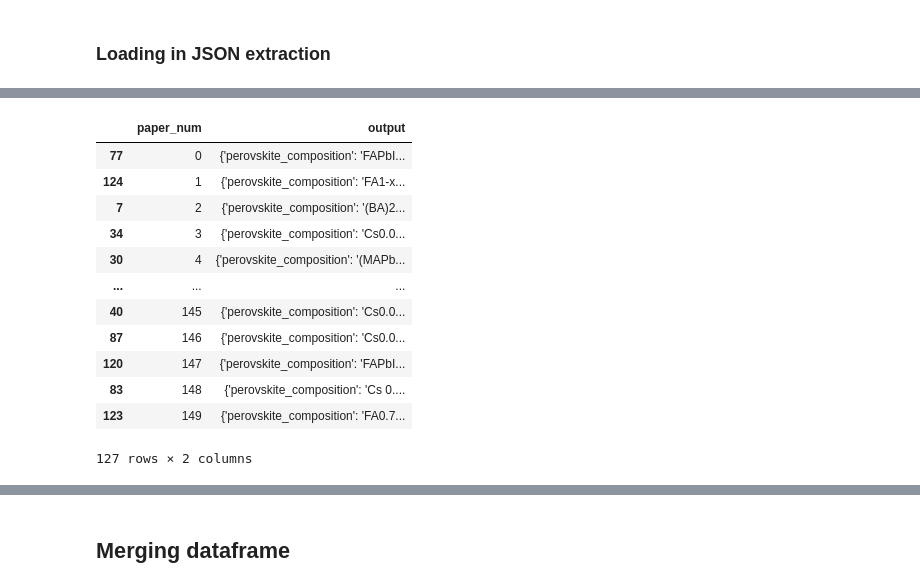
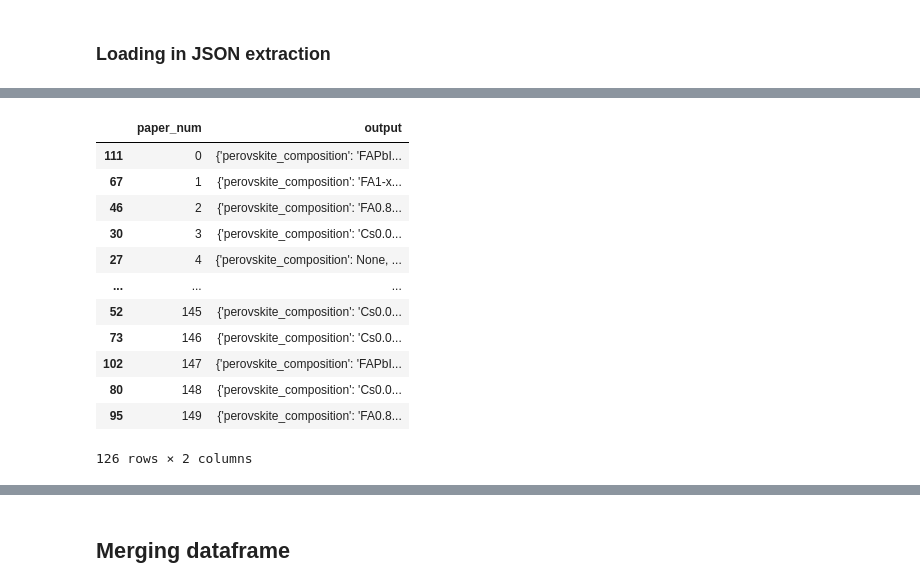
Before and after one commit to kanggunh/DSC180_B11_Q2, a Jupyter notebook: q1_submission_notebooks/evaluation_final.ipynb, the cells around one changed output, grey strips where cells are left out. Saved outputs shown, nothing was run; the diff lists cells and outputs as text; code cells hidden in the pictures.

```diff
--- a/q1_submission_notebooks/evaluation_final.ipynb
+++ b/q1_submission_notebooks/evaluation_final.ipynb
@@ -182,3 +182,16 @@ annotation_df['output'] = annotation_df['output'].apply(convert_numeric)
 # annotation_df.to_csv('annotation.csv', index=False)
 # %% [markdown]
 ### Loading in JSON extraction
+# %%
+## extraction performed by basemodel
+# Read JSON from a file
+with open("../data/deepseek_updateprompt_4.json", 'r') as f:
+    extraction = json.load(f)
+
+extraction_base = pd.DataFrame(list(extraction.items()), columns=['paper_num', 'output'])
+extraction_base['paper_num'] = pd.to_numeric(extraction_base['paper_num'])
+extraction_base = extraction_base.sort_values('paper_num')
+extraction_base['output'] = extraction_base['output'].apply(include_passivating)
+extraction_base['output'] = extraction_base['output'].apply(convert_numeric)
+extraction_base['output'] = extraction_base['output'].apply(convert_efficiency)
+extraction_base
@@ -185,24 +210,27 @@ annotation_df['output'] = annotation_df['output'].apply(convert_numeric)
 # %%
 ## extraction performed by Llama (Daniel)
 # Read JSON from a file
-with open("../data/output1.json", 'r') as f:
+with open("../data/deepseek_finetuned_formatted.json", 'r') as f:
     extraction = json.load(f)
 
-extraction_df = pd.DataFrame(list(extraction.items()), columns=['paper_num', 'output'])
-extraction_df['paper_num'] = pd.to_numeric(extraction_df['paper_num'])
-extraction_df = extraction_df.sort_values('paper_num')
-extraction_df
+extraction_train = pd.DataFrame(list(extraction.items()), columns=['paper_num', 'output'])
+extraction_train['paper_num'] = pd.to_numeric(extraction_train['paper_num'])
+extraction_train = extraction_train.sort_values('paper_num')
+extraction_train['output'] = extraction_train['output'].apply(include_passivating)
+extraction_train['output'] = extraction_train['output'].apply(convert_numeric)
+extraction_train['output'] = extraction_train['output'].apply(convert_efficiency)
+extraction_train
 # %% [output]
 |  | paper_num | output |
-| 77 | 0 | {'perovskite_composition': 'FAPbI... |
-| 124 | 1 | {'perovskite_composition': 'FA1-x... |
-| 7 | 2 | {'perovskite_composition': '(BA)2... |
-| 34 | 3 | {'perovskite_composition': 'Cs0.0... |
-| 30 | 4 | {'perovskite_composition': '(MAPb... |
+| 111 | 0 | {'perovskite_composition': 'FAPbI... |
+| 67 | 1 | {'perovskite_composition': 'FA1-x... |
+| 46 | 2 | {'perovskite_composition': 'FA0.8... |
+| 30 | 3 | {'perovskite_composition': 'Cs0.0... |
+| 27 | 4 | {'perovskite_composition': None, ... |
 | ... | ... | ... |
-| 40 | 145 | {'perovskite_composition': 'Cs0.0... |
-| 87 | 146 | {'perovskite_composition': 'Cs0.0... |
-| 120 | 147 | {'perovskite_composition': 'FAPbI... |
-| 83 | 148 | {'perovskite_composition': 'Cs 0.... |
-| 123 | 149 | {'perovskite_composition': 'FA0.7... |
+| 52 | 145 | {'perovskite_composition': 'Cs0.0... |
+| 73 | 146 | {'perovskite_composition': 'Cs0.0... |
+| 102 | 147 | {'perovskite_composition': 'FAPbI... |
+| 80 | 148 | {'perovskite_composition': 'Cs0.0... |
+| 95 | 149 | {'perovskite_composition': 'FA0.8... |
-127 rows × 2 columns
+126 rows × 2 columns
```
Also changed, not shown: parts of 7 cells of this notebook.
